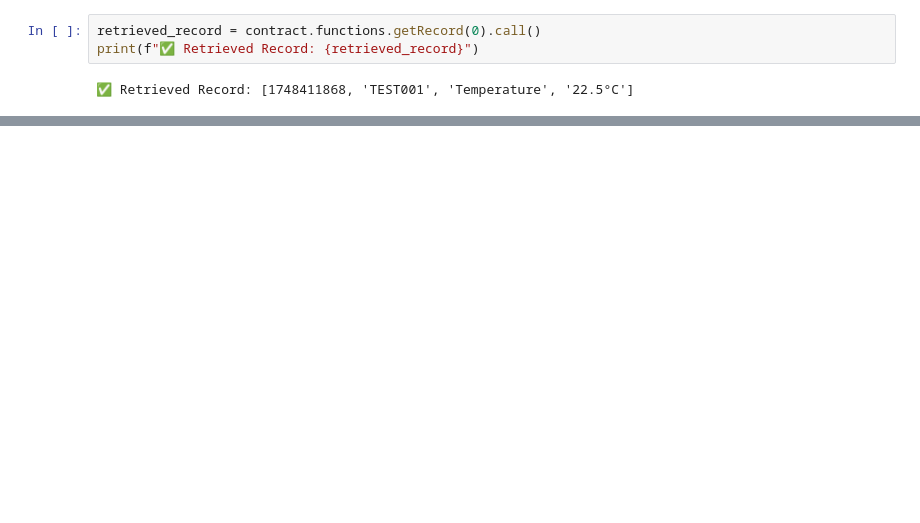
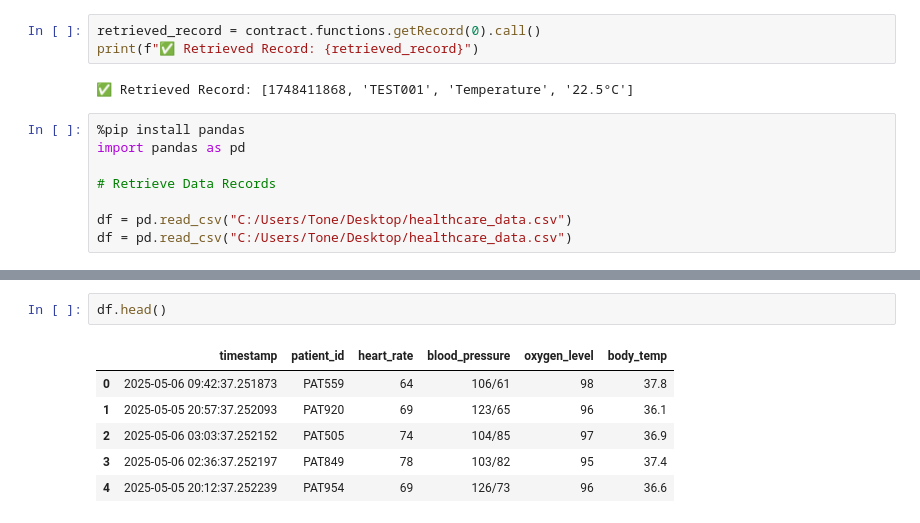
Before and after one commit to zephyrstorm123/S3101-ADET, a Jupyter notebook: ADET-Smart Contract.ipynb, the cells around one changed output, grey strips where cells are left out. Drawn from its saved outputs; the diff is of its cells as text; blank space fills up the shorter version.

```diff
--- a/ADET-Smart Contract.ipynb
+++ b/ADET-Smart Contract.ipynb
@@ -289,3 +331,11 @@ retrieved_record = contract.functions.getRecord(0).call()
 print(f"✅ Retrieved Record: {retrieved_record}")
 # %% [output]
 ✅ Retrieved Record: [1748411868, 'TEST001', 'Temperature', '22.5°C']
+# %%
+%pip install pandas
+import pandas as pd
+
+# Retrieve Data Records
+
+df = pd.read_csv("C:/Users/Tone/Desktop/healthcare_data.csv")
+df = pd.read_csv("C:/Users/Tone/Desktop/healthcare_data.csv")
@@ -291,0 +360,9 @@ print(f"✅ Retrieved Record: {retrieved_record}")
+# %%
+df.head()
+# %% [output]
+|  | timestamp | patient_id | heart_rate | blood_pressure | oxygen_level | body_temp |
+| 0 | 2025-05-06 09:42:37.251873 | PAT559 | 64 | 106/61 | 98 | 37.8 |
+| 1 | 2025-05-05 20:57:37.252093 | PAT920 | 69 | 123/65 | 96 | 36.1 |
+| 2 | 2025-05-06 03:03:37.252152 | PAT505 | 74 | 104/85 | 97 | 36.9 |
+| 3 | 2025-05-06 02:36:37.252197 | PAT849 | 78 | 103/82 | 95 | 37.4 |
+| 4 | 2025-05-05 20:12:37.252239 | PAT954 | 69 | 126/73 | 96 | 36.6 |
```
Also changed, not shown: parts of 7 cells of this notebook, 2 other files.
